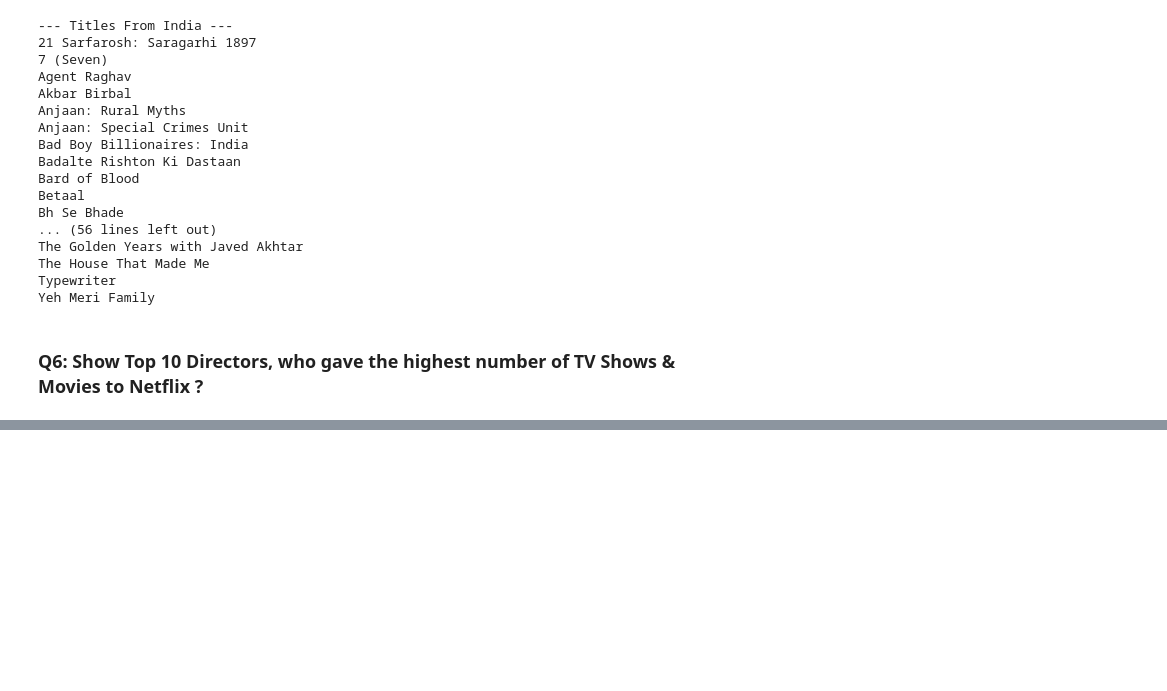
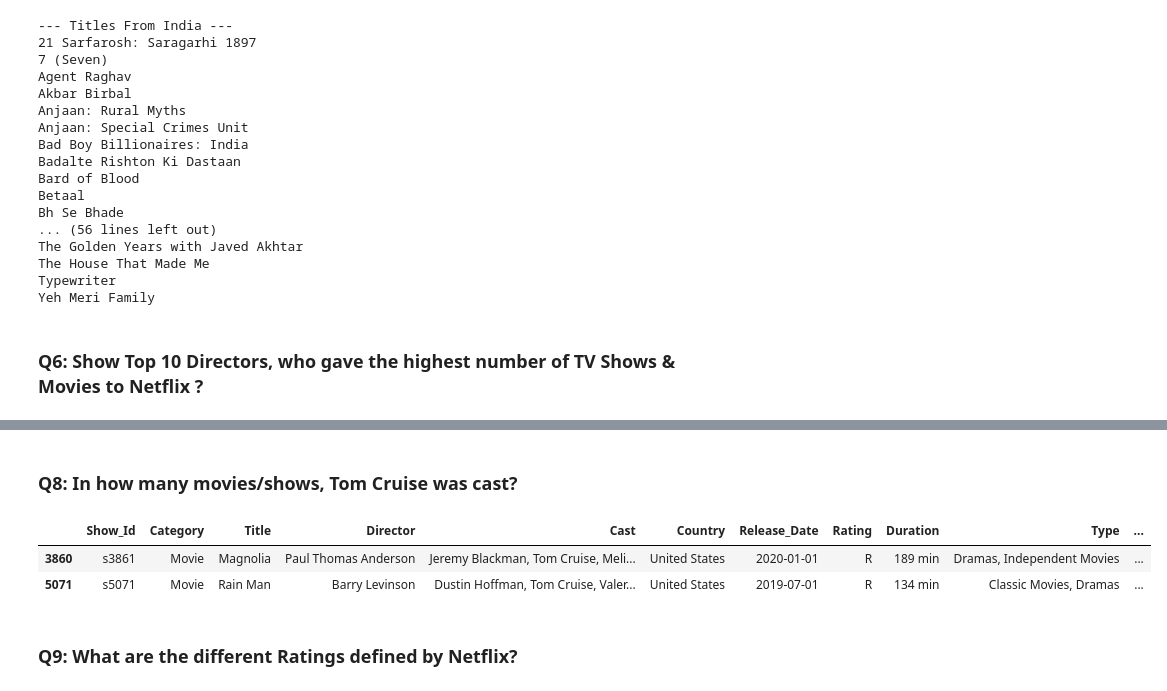
Before and after one commit to Reggi3o/Netflix_Data_Analysis, a Jupyter notebook: netflix_analysis.ipynb, the cells around one changed output, grey strips where cells are left out. Drawn from its saved outputs; the diff is of its cells as text; code cells hidden in the pictures; blank space fills up the shorter version.

```diff
--- a/netflix_analysis.ipynb
+++ b/netflix_analysis.ipynb
@@ -231,0 +246,10 @@ Name: count, Length: 4050, dtype: int64
+# %% [markdown]
+### Q8: In how many movies/shows, Tom Cruise was cast?
+# %%
+df_netflix_data_copy.loc[df_netflix_data_copy['Cast'].str.contains('Tom Cruise')]
+# %% [output]
+|  | Show_Id | Category | Title | Director | Cast | Country | Release_Date | Rating | Duration | Type | ... |
+| 3860 | s3861 | Movie | Magnolia | Paul Thomas Anderson | Jeremy Blackman, Tom Cruise, Meli... | United States | 2020-01-01 | R | 189 min | Dramas, Independent Movies | ... |
+| 5071 | s5071 | Movie | Rain Man | Barry Levinson | Dustin Hoffman, Tom Cruise, Valer... | United States | 2019-07-01 | R | 134 min | Classic Movies, Dramas | ... |
+# %% [markdown]
+### Q9: What are the different Ratings defined by Netflix?
```
Also changed, not shown: parts of 9 cells of this notebook.
